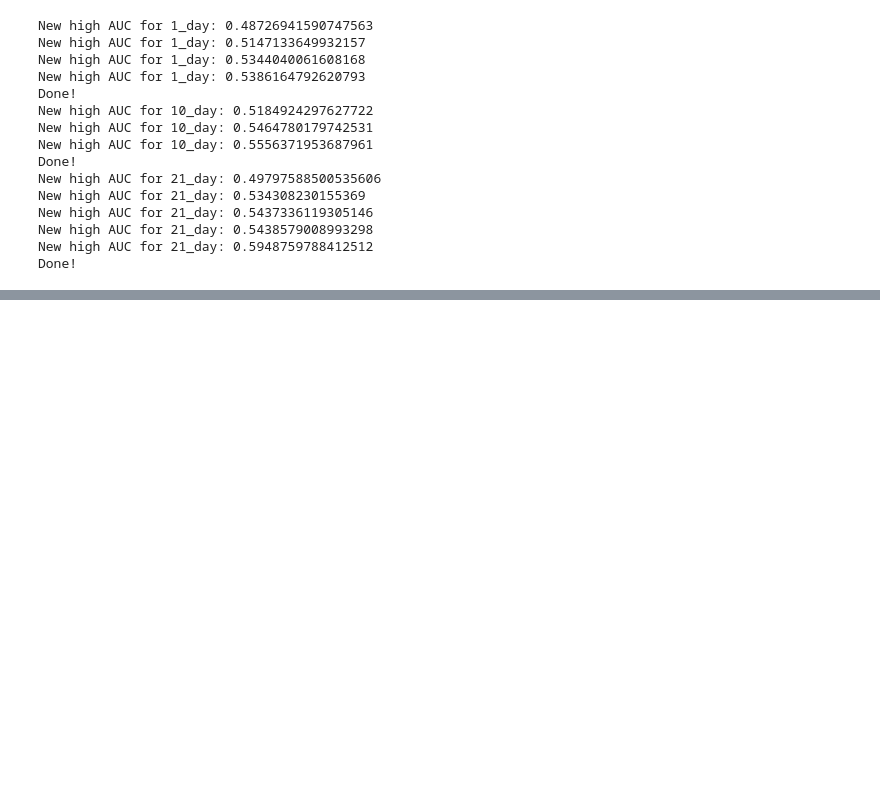
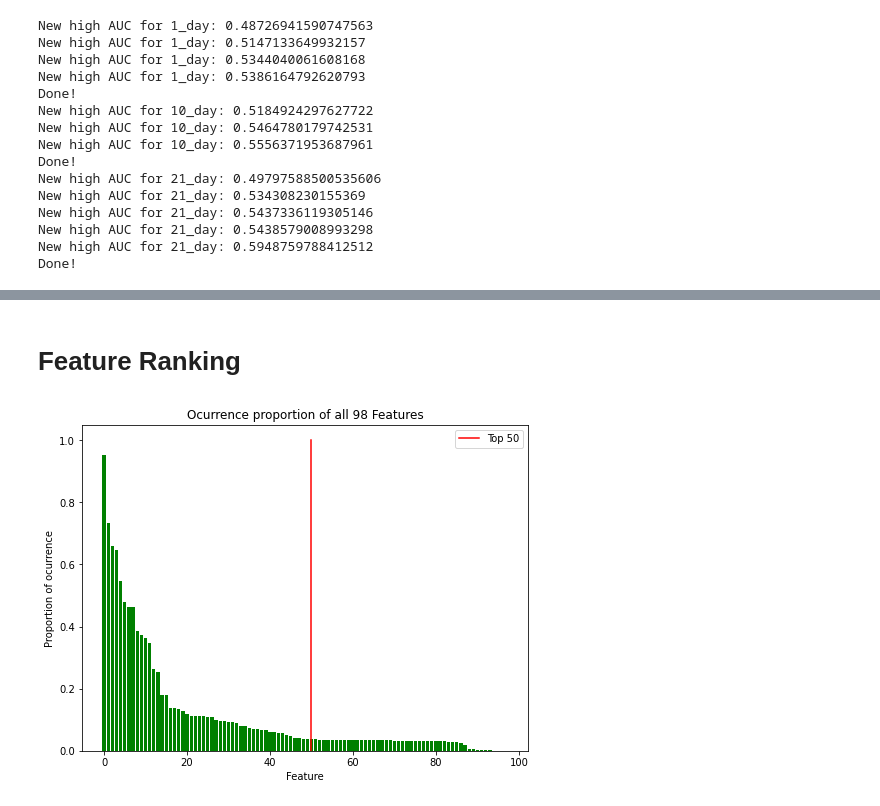
Before and after one commit to sudharsanasai/Option-ITM-Prediction, a Jupyter notebook: feature_selection.ipynb, the cells around one changed output, grey strips where cells are left out. Drawn from its saved outputs; the diff is of its cells as text; code cells hidden in the pictures; blank space fills up the shorter version.

```diff
--- a/feature_selection.ipynb
+++ b/feature_selection.ipynb
@@ -448,0 +456,20 @@ Finished 9800!
+# %% [markdown]
+# Feature Ranking
+# %%
+features = pd.read_csv('feature_counts_10d.csv', header=None, names=['ticker', 'count'])
+features['proportion'] = features['count']/10000
+
+x = list(features.ticker)
+xpos = [i for i, _ in enumerate(x)]
+prop = list(features.proportion)
+
+plt.figure(figsize=(8,6))
+plt.bar(xpos, prop, color='green')
+plt.plot([50 for i in range(1000)], np.linspace(0,1,1000), color='red', label='Top 50')
+plt.xlabel('Feature')
+plt.ylabel('Proportion of ocurrence')
+plt.title('Ocurrence proportion of all 98 Features')
+plt.legend()
+plt.show()
+# %% [output]
+[figure, added]
```
Also changed, not shown: parts of 15 cells of this notebook.
